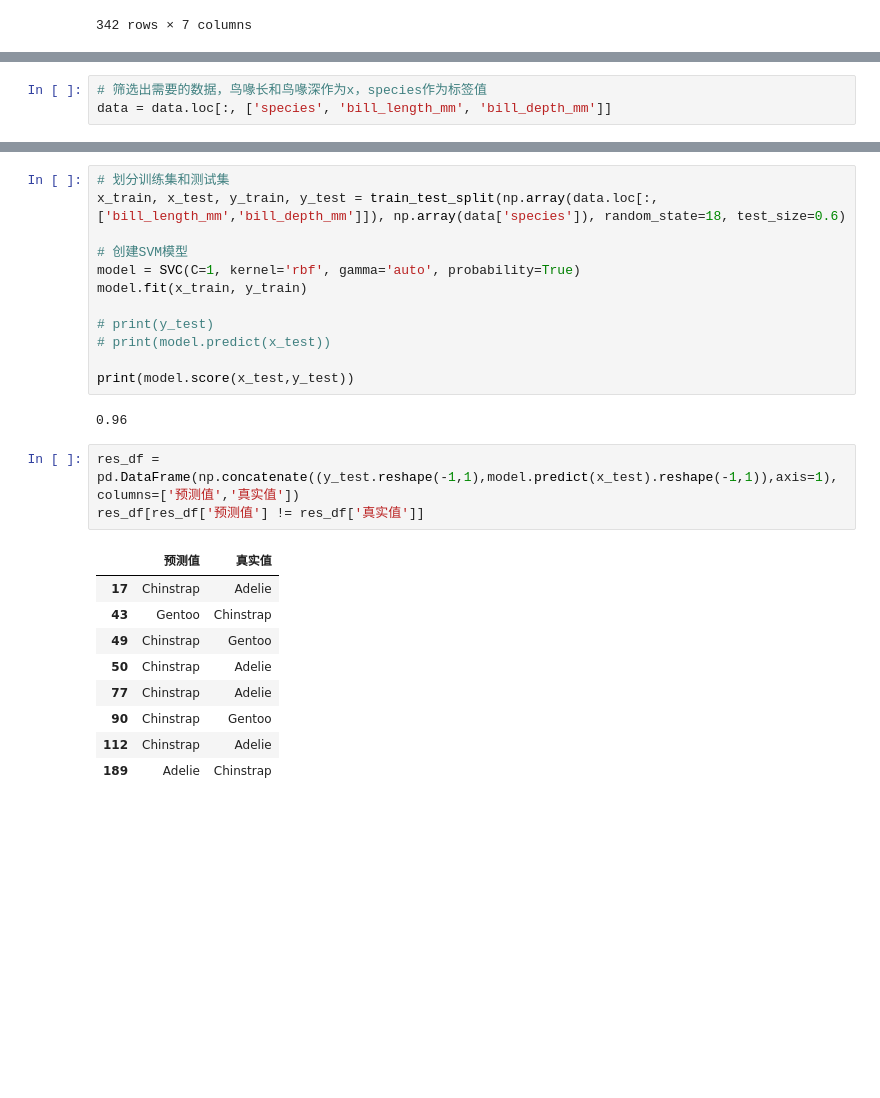
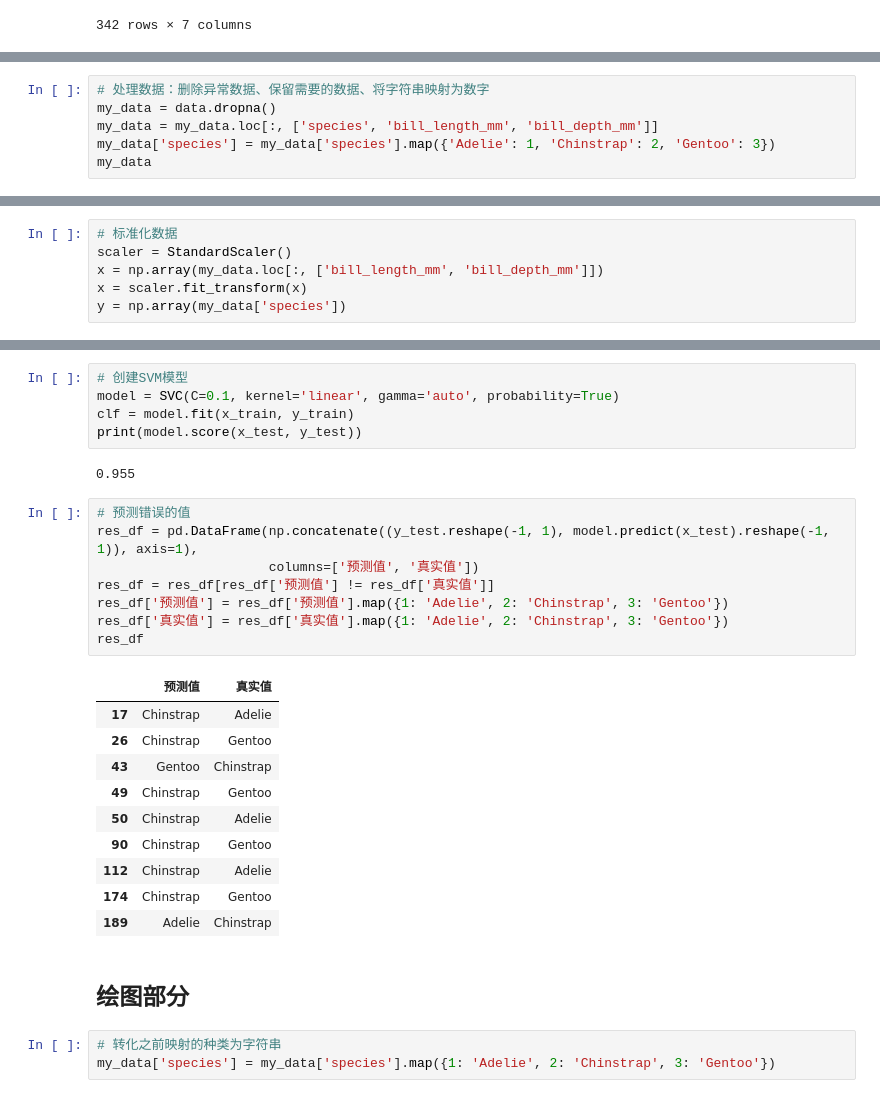
Before and after one commit to jjhhyyg/ML_hw_2, a Jupyter notebook: practice.ipynb, the cells around one changed output, grey strips where cells are left out. Drawn from its saved outputs; the diff is of its cells as text; blank space fills up the shorter version.

```diff
--- a/practice.ipynb
+++ b/practice.ipynb
@@ -43,3 +29,0 @@ data
-# %%
-# 筛选出需要的数据，鸟喙长和鸟喙深作为x，species作为标签值
-data = data.loc[:, ['species', 'bill_length_mm', 'bill_depth_mm']]
@@ -147,0 +32,6 @@ print(np.array(data['species']))
+# %%
+# 处理数据：删除异常数据、保留需要的数据、将字符串映射为数字
+my_data = data.dropna()
+my_data = my_data.loc[:, ['species', 'bill_length_mm', 'bill_depth_mm']]
+my_data['species'] = my_data['species'].map({'Adelie': 1, 'Chinstrap': 2, 'Gentoo': 3})
+my_data
@@ -147,0 +52,6 @@ print(np.array(data['species']))
+# %%
+# 标准化数据
+scaler = StandardScaler()
+x = np.array(my_data.loc[:, ['bill_length_mm', 'bill_depth_mm']])
+x = scaler.fit_transform(x)
+y = np.array(my_data['species'])
@@ -148,27 +126,31 @@ print(np.array(data['species']))
 # %%
-# 划分训练集和测试集
-x_train, x_test, y_train, y_test = train_test_split(np.array(data.loc[:,['bill_length_mm','bill_depth_mm']]), np.array(data['species']), random_state=18, test_size=0.6)
-
 # 创建SVM模型
-model = SVC(C=1, kernel='rbf', gamma='auto', probability=True)
-model.fit(x_train, y_train)
-
-# print(y_test)
-# print(model.predict(x_test))
-
-print(model.score(x_test,y_test))
+model = SVC(C=0.1, kernel='linear', gamma='auto', probability=True)
+clf = model.fit(x_train, y_train)
+print(model.score(x_test, y_test))
 # %% [output]
-0.96
+0.955
 # %%
-res_df = pd.DataFrame(np.concatenate((y_test.reshape(-1,1),model.predict(x_test).reshape(-1,1)),axis=1), columns=['预测值','真实值'])
-res_df[res_df['预测值'] != res_df['真实值']]
+# 预测错误的值
+res_df = pd.DataFrame(np.concatenate((y_test.reshape(-1, 1), model.predict(x_test).reshape(-1, 1)), axis=1),
+                      columns=['预测值', '真实值'])
+res_df = res_df[res_df['预测值'] != res_df['真实值']]
+res_df['预测值'] = res_df['预测值'].map({1: 'Adelie', 2: 'Chinstrap', 3: 'Gentoo'})
+res_df['真实值'] = res_df['真实值'].map({1: 'Adelie', 2: 'Chinstrap', 3: 'Gentoo'})
+res_df
 # %% [output]
 |  | 预测值 | 真实值 |
 | 17 | Chinstrap | Adelie |
+| 26 | Chinstrap | Gentoo |
 | 43 | Gentoo | Chinstrap |
 | 49 | Chinstrap | Gentoo |
 | 50 | Chinstrap | Adelie |
-| 77 | Chinstrap | Adelie |
 | 90 | Chinstrap | Gentoo |
 | 112 | Chinstrap | Adelie |
+| 174 | Chinstrap | Gentoo |
 | 189 | Adelie | Chinstrap |
+# %% [markdown]
+## 绘图部分
+# %%
+# 转化之前映射的种类为字符串
+my_data['species'] = my_data['species'].map({1: 'Adelie', 2: 'Chinstrap', 3: 'Gentoo'})
```
Also changed, not shown: parts of 15 cells of this notebook.
